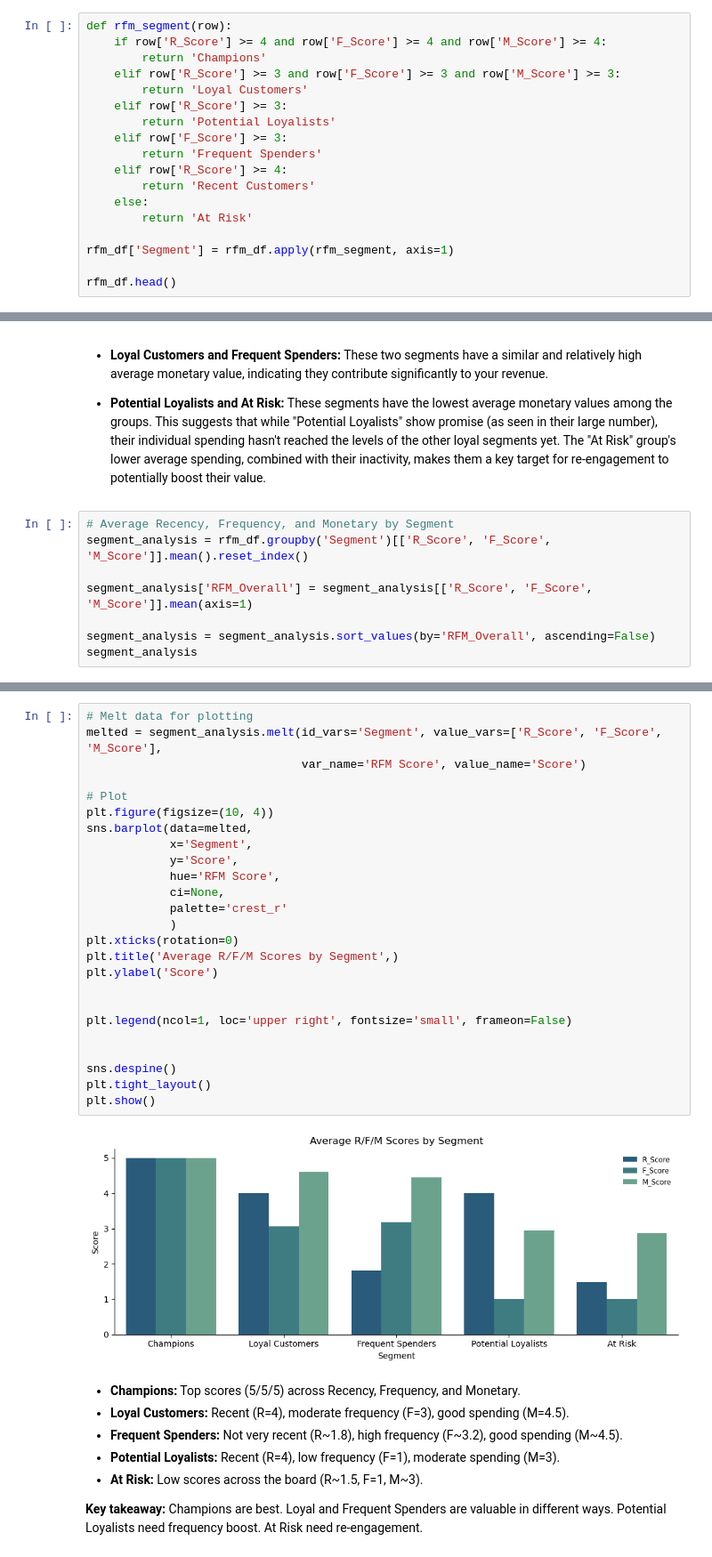
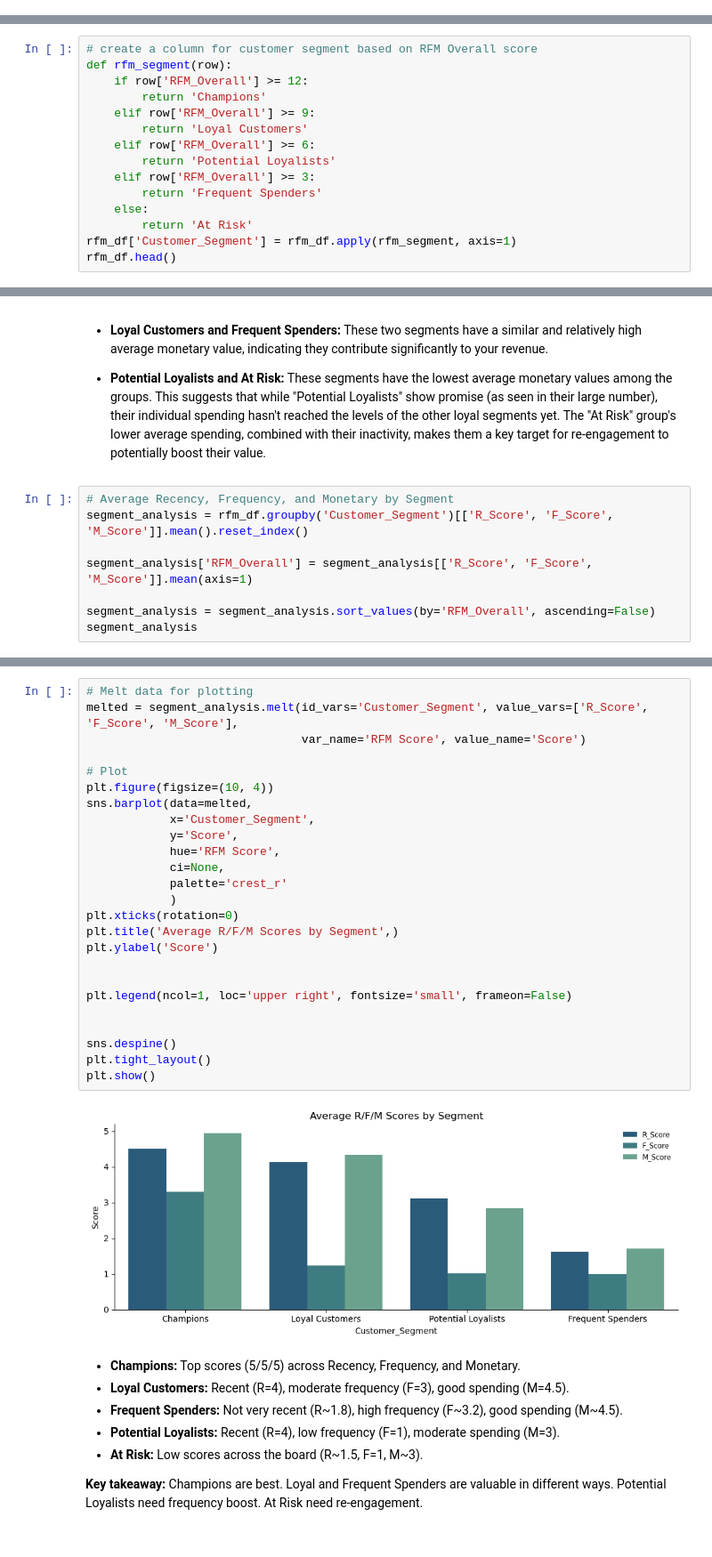
Before and after one commit to modyreturn/RFM-Analysis, a Jupyter notebook: RFM_Analysis.ipynb, the cells around one changed output, grey strips where cells are left out. Shown: that part at 89% size. Saved outputs shown, nothing was run; the diff lists cells and outputs as text.

Commit message:
RFM_Analysis

```diff
--- a/RFM_Analysis.ipynb
+++ b/RFM_Analysis.ipynb
@@ -152,21 +152,3 @@ rfm_df.head()
 | 4 | 1049 | 13 | 1 | 225.72 | 4 | 1 | 2 | 7 |
 # %% [markdown]
 -   I will classify customers into different segments based on their Recency, Frequency, and Monetary scores. Customers with high values across all metrics are labeled as Champions, while those showing loyalty or frequent spending are categorized accordingly. Recent customers and those at risk of disengagement are also identified, helping businesses tailor their marketing strategies
-# %%
-def rfm_segment(row):
-    if row['R_Score'] >= 4 and row['F_Score'] >= 4 and row['M_Score'] >= 4:
-        return 'Champions'
-    elif row['R_Score'] >= 3 and row['F_Score'] >= 3 and row['M_Score'] >= 3:
-        return 'Loyal Customers'
-    elif row['R_Score'] >= 3:
-        return 'Potential Loyalists'
-    elif row['F_Score'] >= 3:
-        return 'Frequent Spenders'
-    elif row['R_Score'] >= 4:
-        return 'Recent Customers'
-    else:
-        return 'At Risk'
-
-rfm_df['Segment'] = rfm_df.apply(rfm_segment, axis=1)
-
-rfm_df.head()
@@ -179,0 +155,15 @@ rfm_df.head()
+# %%
+# create a column for customer segment based on RFM Overall score
+def rfm_segment(row):
+    if row['RFM_Overall'] >= 12:
+        return 'Champions'
+    elif row['RFM_Overall'] >= 9:
+        return 'Loyal Customers'
+    elif row['RFM_Overall'] >= 6:
+        return 'Potential Loyalists'
+    elif row['RFM_Overall'] >= 3:
+        return 'Frequent Spenders'
+    else:
+        return 'At Risk'
+rfm_df['Customer_Segment'] = rfm_df.apply(rfm_segment, axis=1)
+rfm_df.head()
@@ -385,7 +382,7 @@ plt.show()
 * **Potential Loyalists and At Risk:** These segments have the lowest average monetary values among the groups. This suggests that while "Potential Loyalists" show promise (as seen in their large number), their individual spending hasn't reached the levels of the other loyal segments yet. The "At Risk" group's lower average spending, combined with their inactivity, makes them a key target for re-engagement to potentially boost their value.
 # %%
 # Average Recency, Frequency, and Monetary by Segment
-segment_analysis = rfm_df.groupby('Segment')[['R_Score', 'F_Score', 'M_Score']].mean().reset_index()
+segment_analysis = rfm_df.groupby('Customer_Segment')[['R_Score', 'F_Score', 'M_Score']].mean().reset_index()
 
 segment_analysis['RFM_Overall'] = segment_analysis[['R_Score', 'F_Score', 'M_Score']].mean(axis=1)
 
@@ -401,30 +397,30 @@ segment_analysis
 # %%
 # Melt data for plotting
-melted = segment_analysis.melt(id_vars='Segment', value_vars=['R_Score', 'F_Score', 'M_Score'],
+melted = segment_analysis.melt(id_vars='Customer_Segment', value_vars=['R_Score', 'F_Score', 'M_Score'],
                                var_name='RFM Score', value_name='Score')
 
 # Plot
 plt.figure(figsize=(10, 4))
 sns.barplot(data=melted,
-            x='Segment',
+            x='Customer_Segment',
             y='Score',
             hue='RFM Score',
             ci=None,
             palette='crest_r'
             )
 plt.xticks(rotation=0)
 plt.title('Average R/F/M Scores by Segment',)
 plt.ylabel('Score')
 
 
 plt.legend(ncol=1, loc='upper right', fontsize='small', frameon=False)
 
 
 sns.despine()
 plt.tight_layout()
 plt.show()
 # %% [output]
-[figure, old version]
+[figure, new version]
 # %% [markdown]
 * **Champions:** Top scores (5/5/5) across Recency, Frequency, and Monetary.
 * **Loyal Customers:** Recent (R=4), moderate frequency (F=3), good spending (M=4.5).
```
Also changed, not shown: parts of 16 cells of this notebook, 1 other file.
